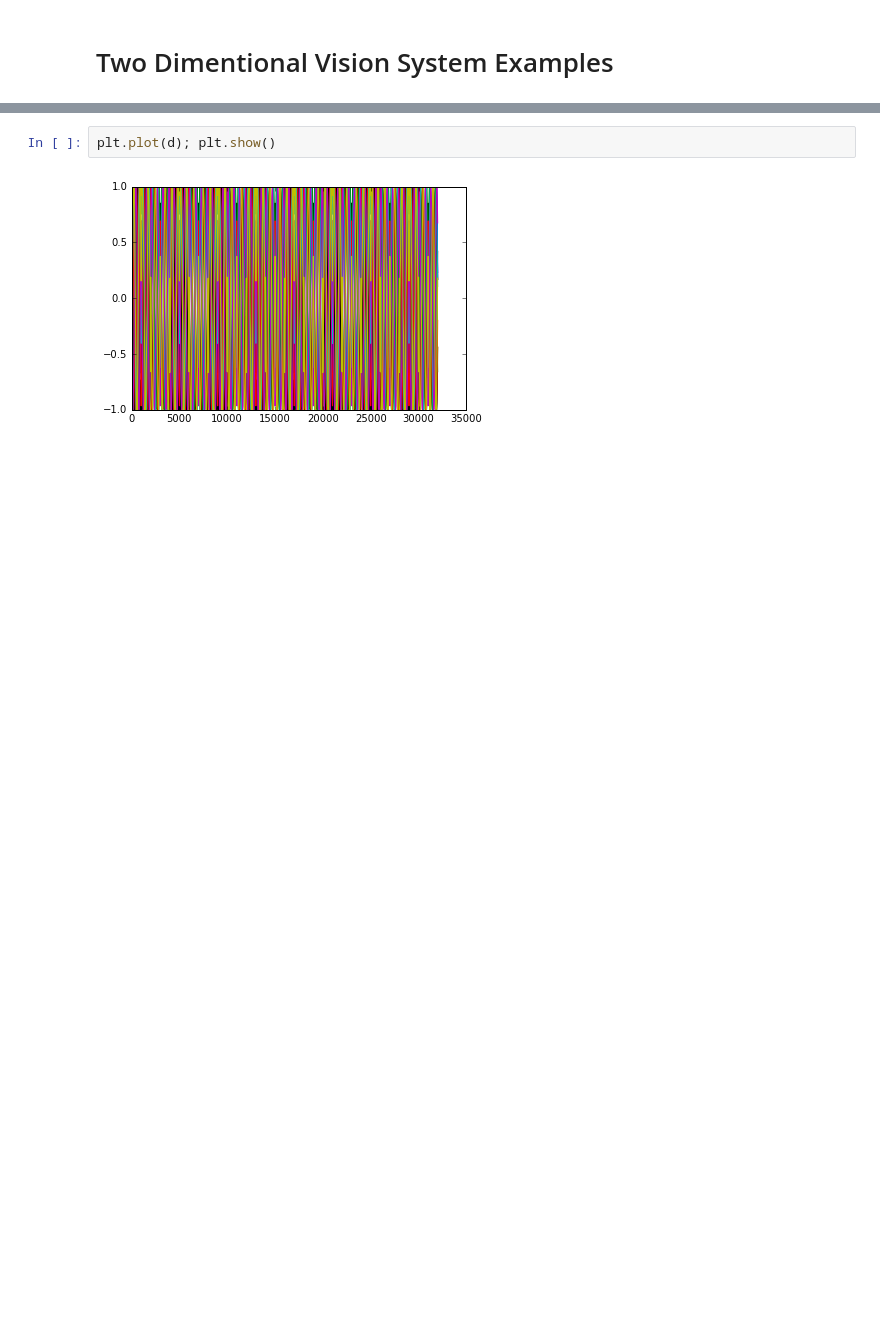
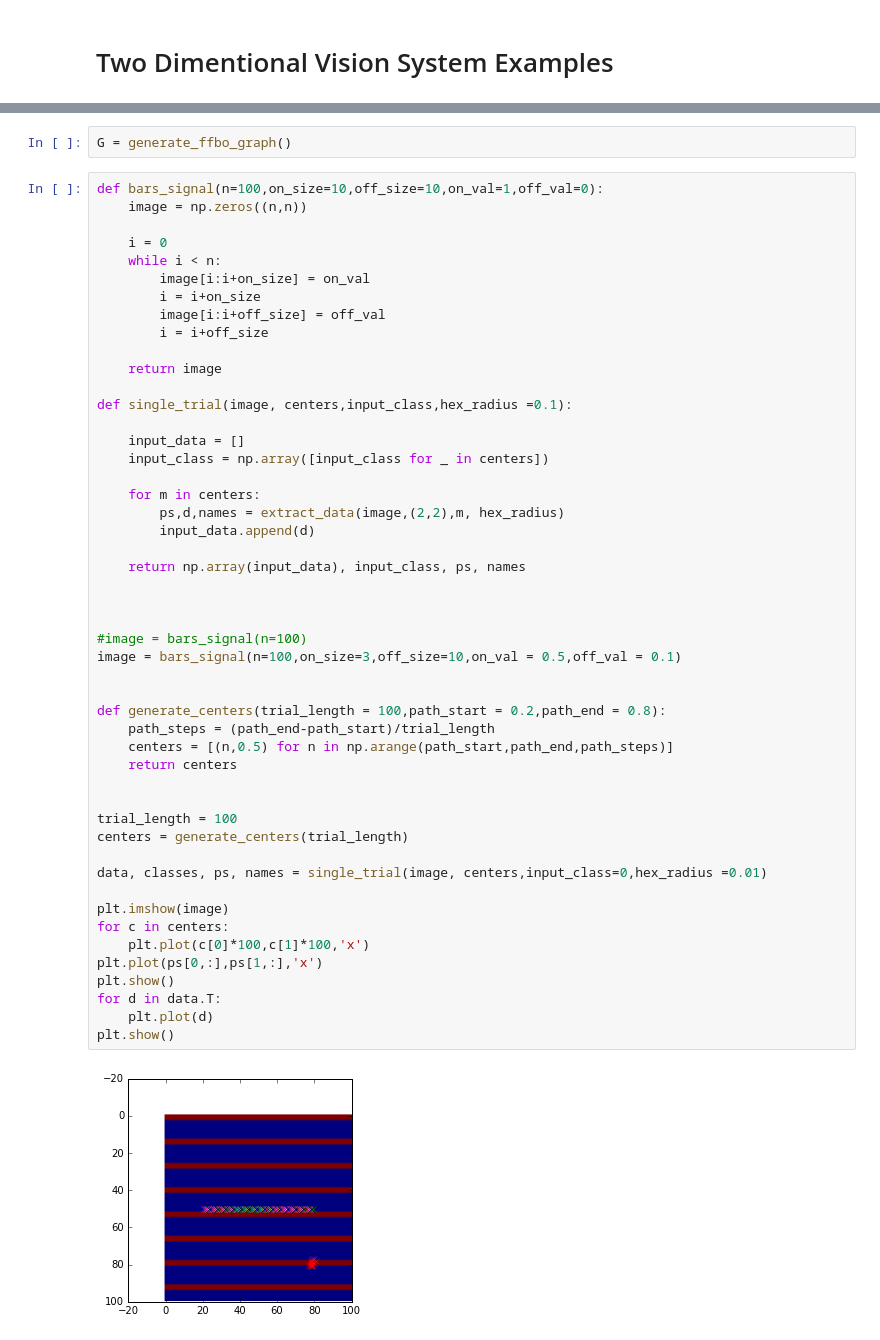
Before and after one commit to AdamRTomkins/vision_networks, a Jupyter notebook: vision_networks/2D_direction.ipynb, the cells around one changed output, grey strips where cells are left out. Drawn from its saved outputs; the diff is of its cells as text; blank space fills up the shorter version.

```diff
--- a/vision_networks/2D_direction.ipynb
+++ b/vision_networks/2D_direction.ipynb
@@ -190,4 +14,53 @@ plt.show()
-# %%
-plt.plot(d); plt.show()
-# %% [output]
-[figure, removed]
+# %%
+G = generate_ffbo_graph()
+# %%
+def bars_signal(n=100,on_size=10,off_size=10,on_val=1,off_val=0):
+    image = np.zeros((n,n))
+
+    i = 0
+    while i < n:
+        image[i:i+on_size] = on_val
+        i = i+on_size
+        image[i:i+off_size] = off_val
+        i = i+off_size
+
+    return image
+
+def single_trial(image, centers,input_class,hex_radius =0.1):
+
+    input_data = []
+    input_class = np.array([input_class for _ in centers])
+
+    for m in centers:
+        ps,d,names = extract_data(image,(2,2),m, hex_radius)
+        input_data.append(d)
+
+    return np.array(input_data), input_class, ps, names
+
+
+
+#image = bars_signal(n=100)
+image = bars_signal(n=100,on_size=3,off_size=10,on_val = 0.5,off_val = 0.1)
+
+
+def generate_centers(trial_length = 100,path_start = 0.2,path_end = 0.8):
+    path_steps = (path_end-path_start)/trial_length
+    centers = [(n,0.5) for n in np.arange(path_start,path_end,path_steps)]
+    return centers
+
+
+trial_length = 100
+centers = generate_centers(trial_length)
+
+data, classes, ps, names = single_trial(image, centers,input_class=0,hex_radius =0.01)
+
+plt.imshow(image)
+for c in centers:
+    plt.plot(c[0]*100,c[1]*100,'x')
+plt.plot(ps[0,:],ps[1,:],'x')
+plt.show()
+for d in data.T:
+    plt.plot(d)
+plt.show()
+# %% [output]
+[figure, added]
```
Also changed, not shown: parts of 30 cells of this notebook, 21 other files.
